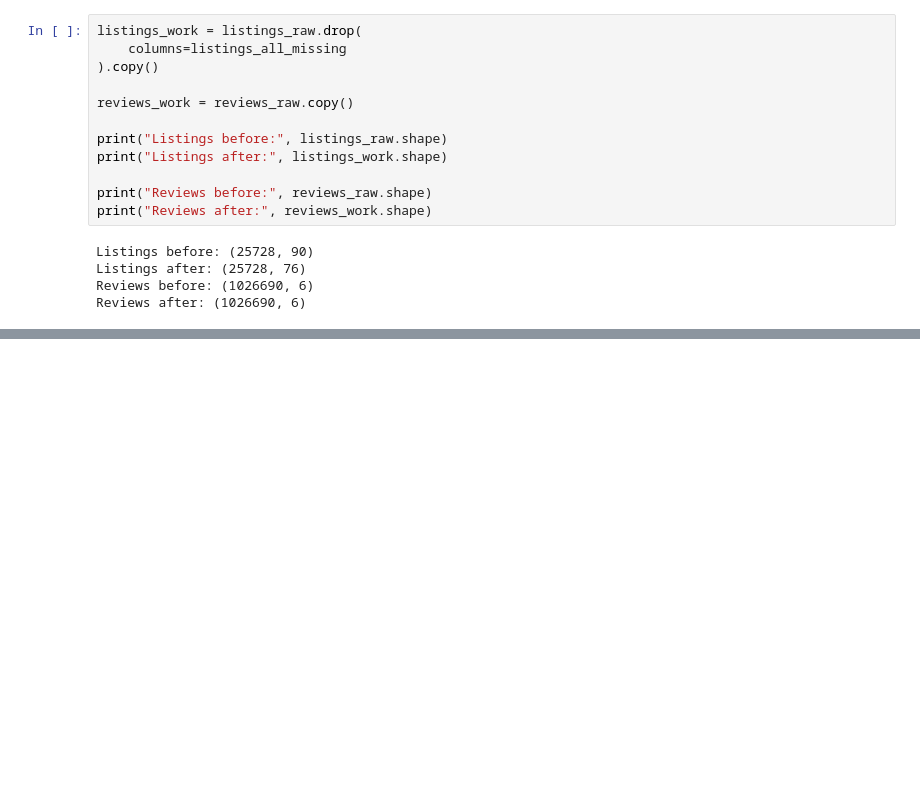
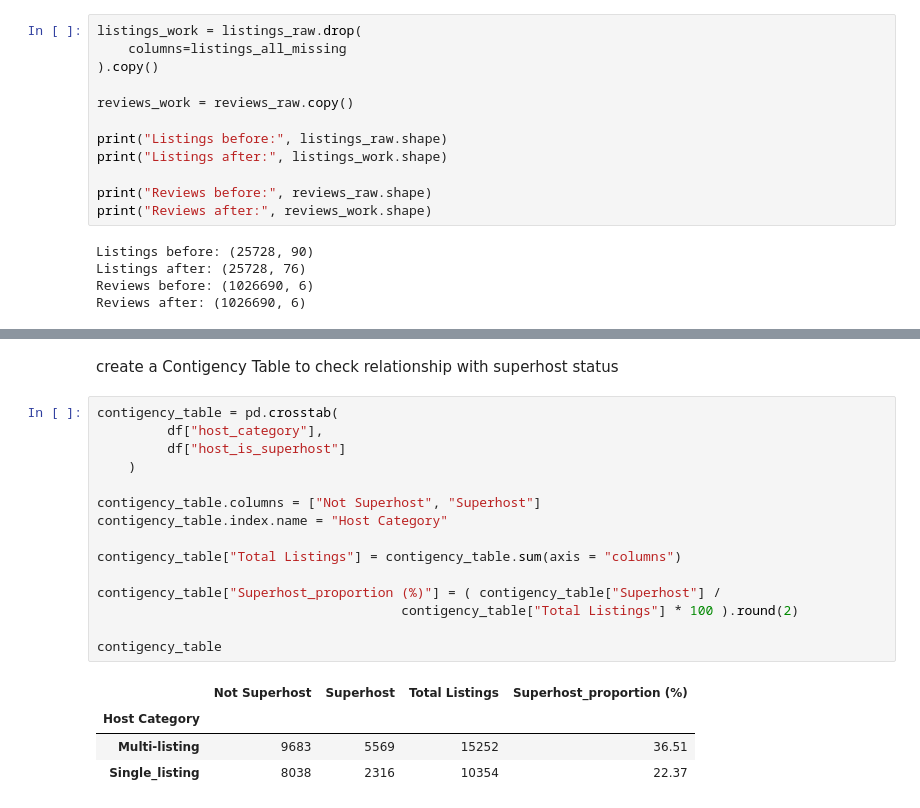
Before and after one commit to ashleymengszeoh-create/EODP-A2-Ashley, a Jupyter notebook: Preprocessing.ipynb, the cells around one changed output, grey strips where cells are left out. Saved outputs shown, nothing was run; the diff lists cells and outputs as text; blank space fills up the shorter version.

```diff
--- a/Preprocessing.ipynb
+++ b/Preprocessing.ipynb
@@ -177,0 +454,22 @@ Reviews after: (1026690, 6)
+# %% [markdown]
+create a Contigency Table to check relationship with superhost status
+# %%
+contigency_table = pd.crosstab(
+         df["host_category"],
+         df["host_is_superhost"]
+    )
+
+contigency_table.columns = ["Not Superhost", "Superhost"]
+contigency_table.index.name = "Host Category"
+
+contigency_table["Total Listings"] = contigency_table.sum(axis = "columns")
+
+contigency_table["Superhost_proportion (%)"] = ( contigency_table["Superhost"] /
+                                       contigency_table["Total Listings"] * 100 ).round(2)
+
+contigency_table
+# %% [output]
+|  | Not Superhost | Superhost | Total Listings | Superhost_proportion (%) |
+| Host Category |  |  |  |  |
+| Multi-listing | 9683 | 5569 | 15252 | 36.51 |
+| Single_listing | 8038 | 2316 | 10354 | 22.37 |
```
Also changed, not shown: parts of 31 cells of this notebook.
